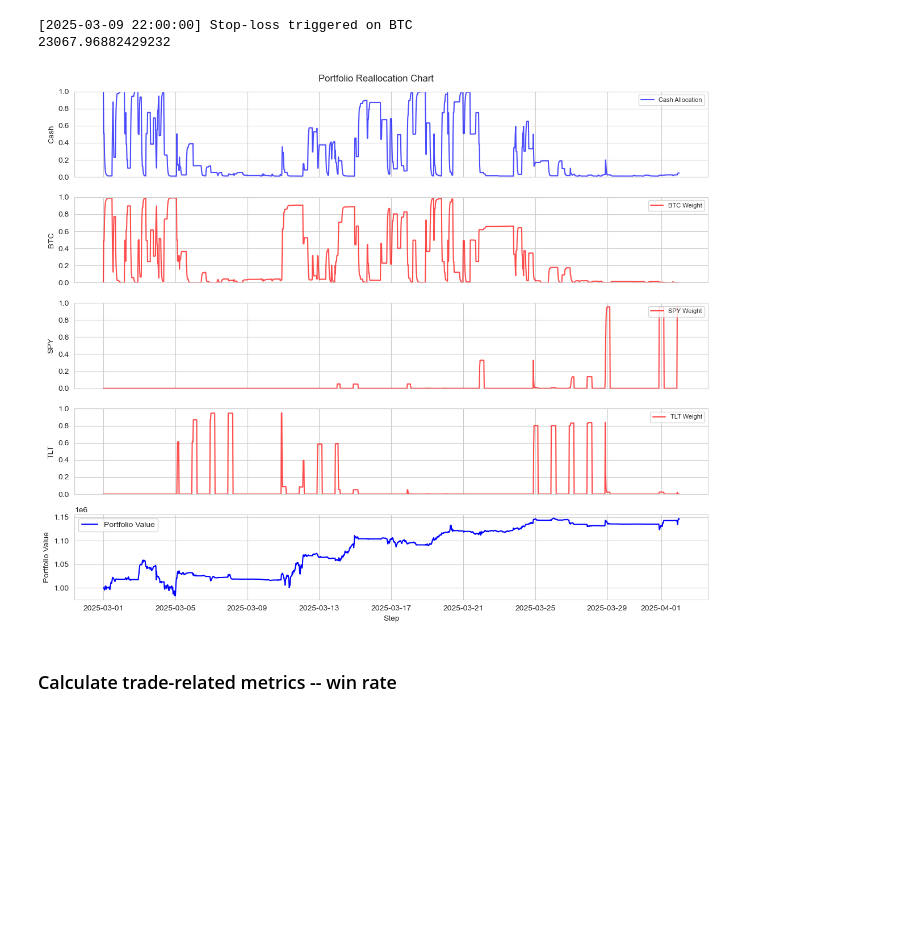
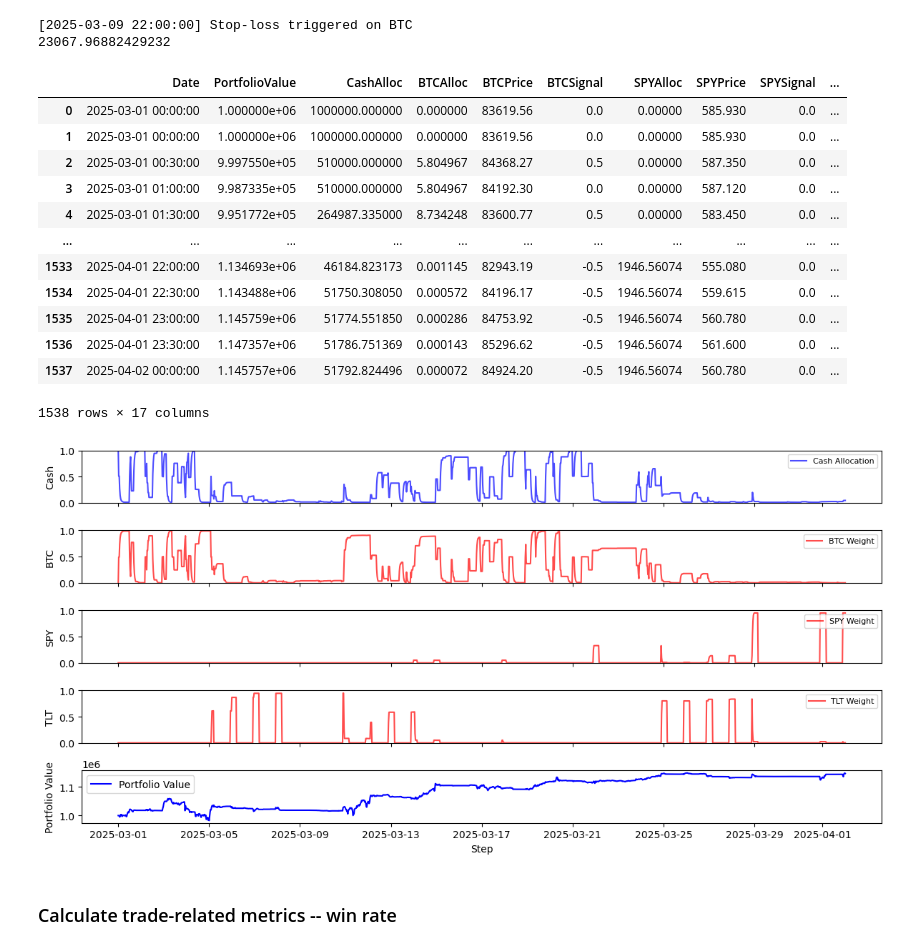
Before and after one commit to jeswid/DSE4211_Trading_Strategy, a Jupyter notebook: src/Bollinger Bands final with RF.ipynb, the cells around one changed output. Drawn from its saved outputs; the diff is of its cells as text; code cells hidden in the pictures; blank space fills up the shorter version.

```diff
--- a/src/Bollinger Bands final with RF.ipynb
+++ b/src/Bollinger Bands final with RF.ipynb
@@ -685,6 +699,22 @@ backtesting_df_march = backtest_bb_strategy(btc, spy, tlt, datetime.datetime(202
 # %% [output]
 [2025-03-09 22:00:00] Stop-loss triggered on BTC
 23067.96882429232
+# %%
+backtesting_df_march
+# %% [output]
+|  | Date | PortfolioValue | CashAlloc | BTCAlloc | BTCPrice | BTCSignal | SPYAlloc | SPYPrice | SPYSignal | ... |
+| 0 | 2025-03-01 00:00:00 | 1.000000e+06 | 1000000.000000 | 0.000000 | 83619.56 | 0.0 | 0.00000 | 585.930 | 0.0 | ... |
+| 1 | 2025-03-01 00:00:00 | 1.000000e+06 | 1000000.000000 | 0.000000 | 83619.56 | 0.0 | 0.00000 | 585.930 | 0.0 | ... |
+| 2 | 2025-03-01 00:30:00 | 9.997550e+05 | 510000.000000 | 5.804967 | 84368.27 | 0.5 | 0.00000 | 587.350 | 0.0 | ... |
+| 3 | 2025-03-01 01:00:00 | 9.987335e+05 | 510000.000000 | 5.804967 | 84192.30 | 0.0 | 0.00000 | 587.120 | 0.0 | ... |
+| 4 | 2025-03-01 01:30:00 | 9.951772e+05 | 264987.335000 | 8.734248 | 83600.77 | 0.5 | 0.00000 | 583.450 | 0.0 | ... |
+| ... | ... | ... | ... | ... | ... | ... | ... | ... | ... | ... |
+| 1533 | 2025-04-01 22:00:00 | 1.134693e+06 | 46184.823173 | 0.001145 | 82943.19 | -0.5 | 1946.56074 | 555.080 | 0.0 | ... |
+| 1534 | 2025-04-01 22:30:00 | 1.143488e+06 | 51750.308050 | 0.000572 | 84196.17 | -0.5 | 1946.56074 | 559.615 | 0.0 | ... |
+| 1535 | 2025-04-01 23:00:00 | 1.145759e+06 | 51774.551850 | 0.000286 | 84753.92 | -0.5 | 1946.56074 | 560.780 | 0.0 | ... |
+| 1536 | 2025-04-01 23:30:00 | 1.147357e+06 | 51786.751369 | 0.000143 | 85296.62 | -0.5 | 1946.56074 | 561.600 | 0.0 | ... |
+| 1537 | 2025-04-02 00:00:00 | 1.145757e+06 | 51792.824496 | 0.000072 | 84924.20 | -0.5 | 1946.56074 | 560.780 | 0.0 | ... |
+1538 rows × 17 columns
 # %%
 import matplotlib.pyplot as plt
 import pandas as pd
@@ -708,36 +738,35 @@ asset_weights = pd.DataFrame({
 # Portfolio value
 portfolio_value = backtesting_df_march['PortfolioValue']
 time = backtesting_df_march['Date']
 
 # Create subplots
-fig, axes = plt.subplots(num_assets + 2, 1, figsize=(12, 10), sharex=True)
+fig, axes = plt.subplots(num_assets + 2, 1, figsize=(12, 6), sharex=True)
 
 # Plot cash allocation
 axes[0].plot(time, cash_allocation, color='blue', label='Cash Allocation', alpha=0.7)
 axes[0].set_ylabel("Cash")
 axes[0].set_ylim(0, 1)
 axes[0].legend(loc="upper right", fontsize=8)
 
 # Plot asset allocations and weights
 for i, asset in enumerate(asset_weights.columns):
     ax = axes[i + 1]
     ax.plot(time, asset_weights[asset], color='red', alpha=0.7, label=f'{asset} Weight')
     ax.set_ylabel(f"{asset}")
     ax.set_ylim(0, 1)  # Weights should be between 0-1
     ax.legend(loc="upper right", fontsize=8)
 
 # Plot portfolio value
 axes[-1].plot(time, portfolio_value, color='blue', label="Portfolio Value")
 axes[-1].set_ylabel("Portfolio Value")
 axes[-1].set_xlabel("Step")
 axes[-1].legend()
 
 # Adjust layout
-plt.suptitle("Portfolio Reallocation Chart")
 plt.tight_layout()
 plt.show()
 # %% [output]
-[figure, old version]
+[figure, new version]
 # %% [markdown]
 ### Calculate trade-related metrics -- win rate
 # %%
```
Also changed, not shown: parts of 7 cells of this notebook, 2 other files.
